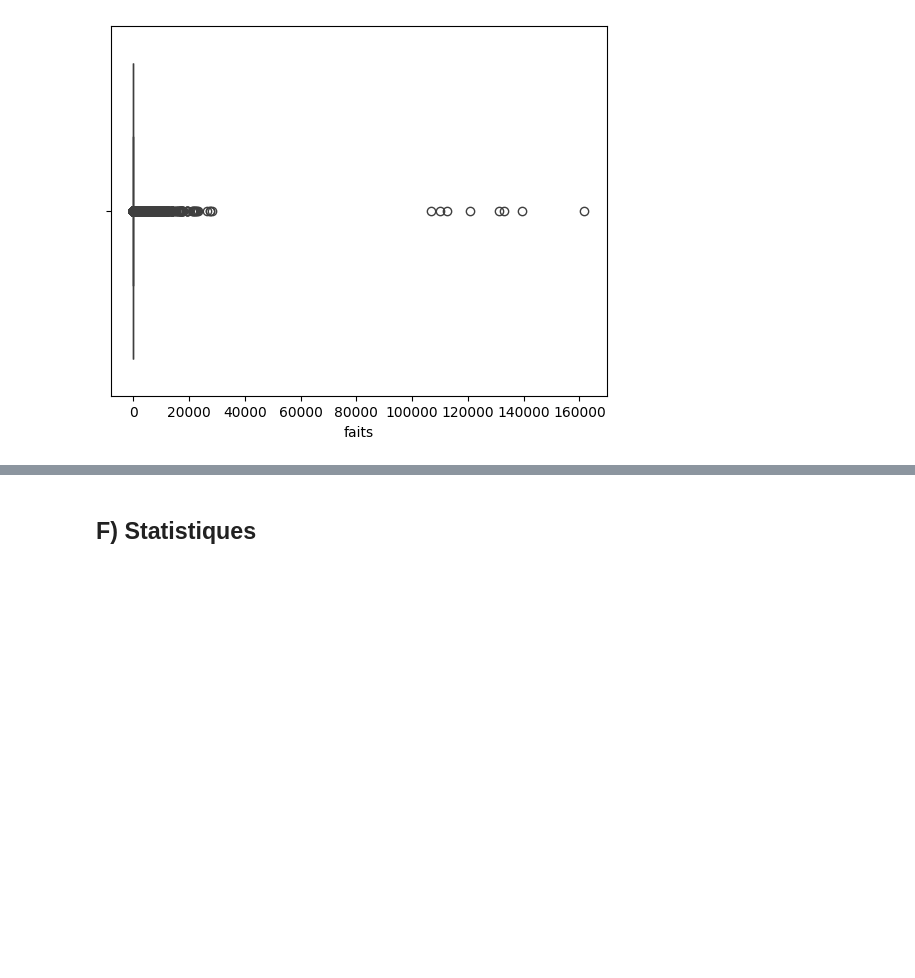
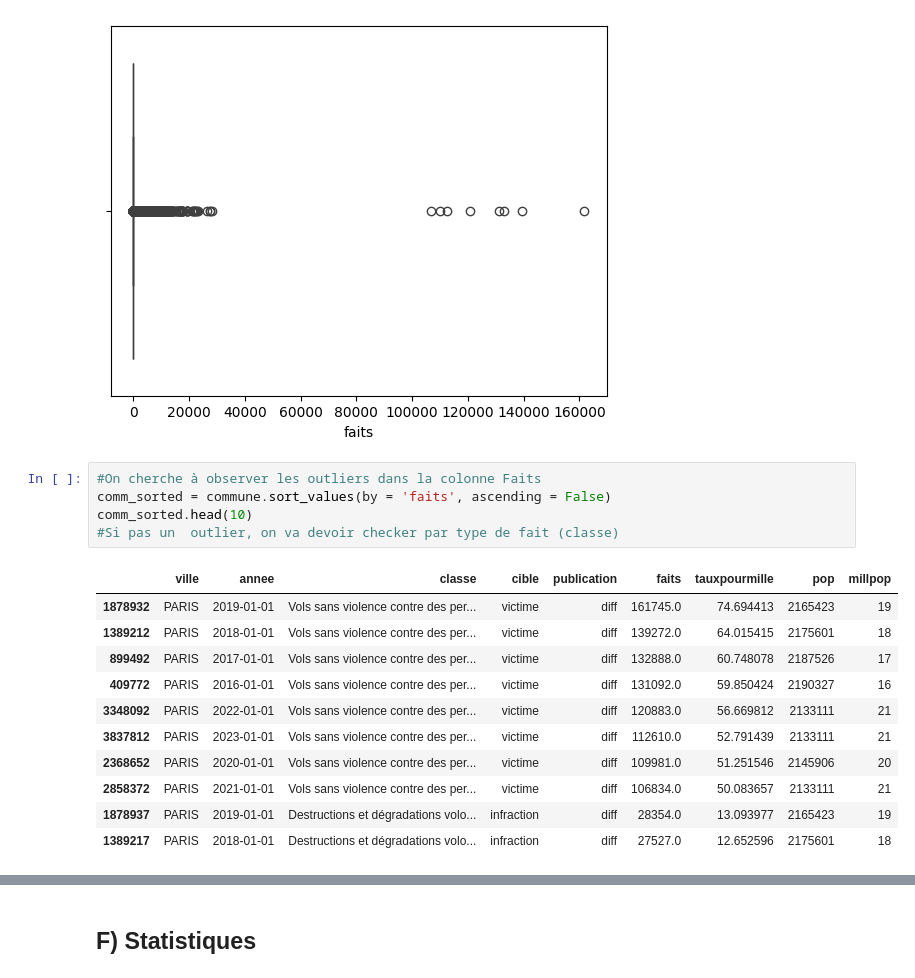
Before and after one commit to G-RELIQUET/Etude_Statistique_Delinquance, a Jupyter notebook: Etude.ipynb, the cells around one changed output, grey strips where cells are left out. Drawn from its saved outputs; the diff is of its cells as text; blank space fills up the shorter version.

```diff
--- a/Etude.ipynb
+++ b/Etude.ipynb
@@ -289,3 +289,20 @@ sns.boxplot(x = 'faits', data = commune)
 # %% [output]
 <Axes: xlabel='faits'>
 [figure]
+# %%
+#On cherche à observer les outliers dans la colonne Faits
+comm_sorted = commune.sort_values(by = 'faits', ascending = False)
+comm_sorted.head(10)
+#Si pas un  outlier, on va devoir checker par type de fait (classe)
+# %% [output]
+|  | ville | annee | classe | cible | publication | faits | tauxpourmille | pop | millpop |
+| 1878932 | PARIS | 2019-01-01 | Vols sans violence contre des per... | victime | diff | 161745.0 | 74.694413 | 2165423 | 19 |
+| 1389212 | PARIS | 2018-01-01 | Vols sans violence contre des per... | victime | diff | 139272.0 | 64.015415 | 2175601 | 18 |
+| 899492 | PARIS | 2017-01-01 | Vols sans violence contre des per... | victime | diff | 132888.0 | 60.748078 | 2187526 | 17 |
+| 409772 | PARIS | 2016-01-01 | Vols sans violence contre des per... | victime | diff | 131092.0 | 59.850424 | 2190327 | 16 |
+| 3348092 | PARIS | 2022-01-01 | Vols sans violence contre des per... | victime | diff | 120883.0 | 56.669812 | 2133111 | 21 |
+| 3837812 | PARIS | 2023-01-01 | Vols sans violence contre des per... | victime | diff | 112610.0 | 52.791439 | 2133111 | 21 |
+| 2368652 | PARIS | 2020-01-01 | Vols sans violence contre des per... | victime | diff | 109981.0 | 51.251546 | 2145906 | 20 |
+| 2858372 | PARIS | 2021-01-01 | Vols sans violence contre des per... | victime | diff | 106834.0 | 50.083657 | 2133111 | 21 |
+| 1878937 | PARIS | 2019-01-01 | Destructions et dégradations volo... | infraction | diff | 28354.0 | 13.093977 | 2165423 | 19 |
+| 1389217 | PARIS | 2018-01-01 | Destructions et dégradations volo... | infraction | diff | 27527.0 | 12.652596 | 2175601 | 18 |
```
Also changed, not shown: parts of 4 cells of this notebook.
